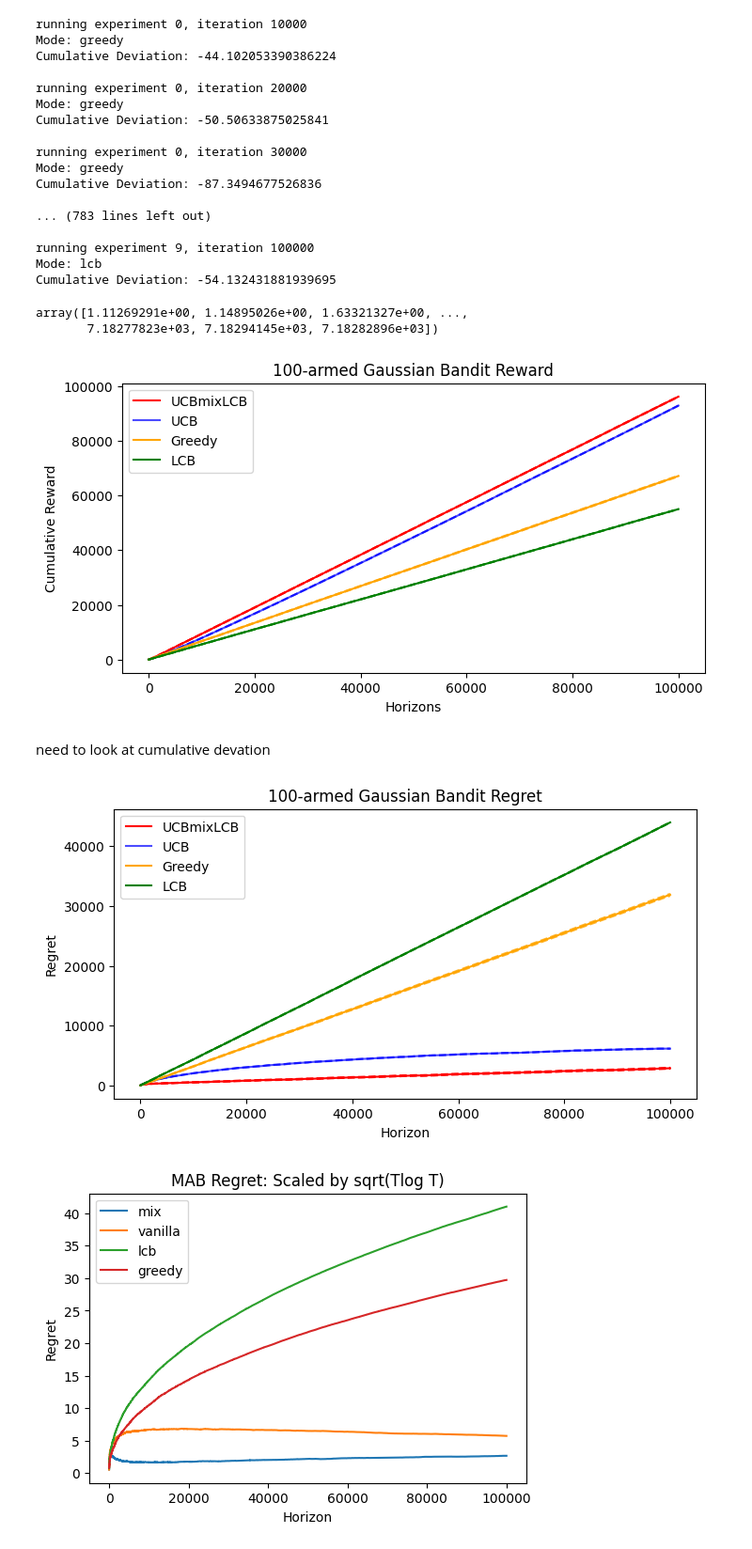
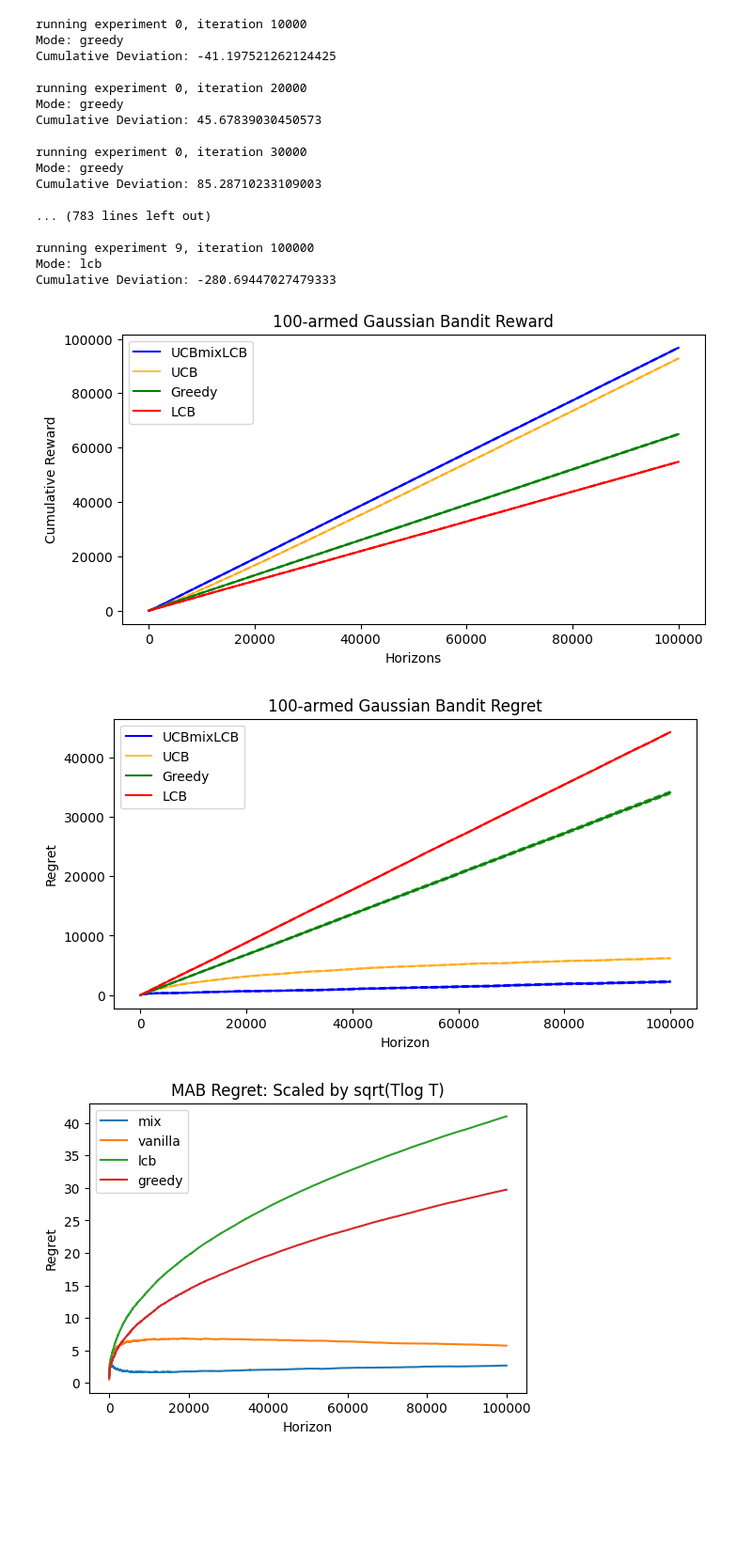
Before and after one commit to JasonJieMeng/UCBmixLCB, a Jupyter notebook: MAB_new.ipynb, the cells around one changed output. Shown at 94% size. Drawn from its saved outputs; the diff is of its cells as text; code cells hidden in the pictures; blank space fills up the shorter version.

```diff
--- a/MAB_new.ipynb
+++ b/MAB_new.ipynb
@@ -24,7 +24,7 @@ class UCBmixLCB:
       2) Monitors realized deviation from expected rewards.
       3) Switches to LCB or Greedy if negative deviation is too large.
     """
-    def __init__(self, n_arms, alpha_op=2.0, alpha_pe=2.0, switch_threshold=-10.0, T=50000, mode='ucb', switch_lcb=False, switch_T=False):
+    def __init__(self, n_arms, alpha_op=2.0, alpha_pe=2.0, switch_threshold=-10.0, T=50000, mode='ucb', switch_lcb=False):
         """
         :param n_arms: Number of arms.
         :param alpha_op: Exploration factor for UCB (optimistic).
@@ -122,12 +122,9 @@ class UCBmixLCB:
         self.cumulative_deviation += (reward - old_mean)
 
         # Check if we cross threshold => switch to LCB
-        if self.mode != "lcb" and self.switch_lcb:
-            if not self.switch_T and self.cumulative_deviation < self.switch_threshold
+        if self.mode != "lcb" and self.switch_lcb and self.cumulative_deviation < self.switch_threshold:
                 print(f'Switched to LCB at timestep {self.t}')
                 self.mode = "lcb"
-            elif self.t >= self.T // 2:
-                print(f'Switched to LCB at timestep {self.t}')
         '''
         if self.t > self.T - np.sqrt(self.T):
             self.mode = 'greedy'
@@ -223,26 +238,21 @@ r_lcb, v_lcb = mab_simulation(bandit=bandit, alpha_op=alpha_op, alpha_pe=alpha_p
 # %% [output]
 running experiment 0, iteration 10000
 Mode: greedy
-Cumulative Deviation: -44.102053390386224
+Cumulative Deviation: -41.197521262124425
 
 running experiment 0, iteration 20000
 Mode: greedy
-Cumulative Deviation: -50.50633875025841
+Cumulative Deviation: 45.67839030450573
 
 running experiment 0, iteration 30000
 Mode: greedy
-Cumulative Deviation: -87.3494677526836
+Cumulative Deviation: 85.28710233109003
 
 ... (783 lines left out)
 
 running experiment 9, iteration 100000
 Mode: lcb
-Cumulative Deviation: -54.132431881939695
+Cumulative Deviation: -280.69447027479333
-# %%
-v_greedy
-# %% [output]
-array([1.11269291e+00, 1.14895026e+00, 1.63321327e+00, ...,
-       7.18277823e+03, 7.18294145e+03, 7.18282896e+03])
 # %%
 ci_multiplier = 1.96
 x = np.arange(len(r_greedy))  # Assuming the x-axis represents iterations
@@ -269,22 +279,22 @@ upper_mix = r_mix + ci_multiplier * se_mix
 
 plt.figure(figsize=(8, 4))
 
-plt.plot(r_mix, color='r', label='UCBmixLCB')
-plt.plot(lower_mix, color='r', linestyle='--', alpha=.8)
-plt.plot(upper_mix, color='r', linestyle='--', alpha=.8)
+plt.plot(r_mix, color='blue', label='UCBmixLCB')
+plt.plot(lower_mix, color='blue', linestyle='--', alpha=.8)
+plt.plot(upper_mix, color='blue', linestyle='--', alpha=.8)
 
-plt.plot(r_vanilla, color='blue', label='UCB', alpha=.7)
-plt.plot(lower_vanilla, color='blue', linestyle='--', alpha=0.5)
-plt.plot(upper_vanilla, color='blue', linestyle='--', alpha=0.5)
+plt.plot(r_vanilla, color='orange', label='UCB', alpha=.7)
+plt.plot(lower_vanilla, color='orange', linestyle='--', alpha=0.5)
+plt.plot(upper_vanilla, color='orange', linestyle='--', alpha=0.5)
 
 
-plt.plot(r_greedy, color='orange', label='Greedy')
-plt.plot(lower_greedy, color='orange', linestyle='--', alpha=0.8)
-plt.plot(upper_greedy, color='orange', linestyle='--', alpha=0.8)
+plt.plot(r_greedy, color='g', label='Greedy')
+plt.plot(lower_greedy, color='g', linestyle='--', alpha=0.8)
+plt.plot(upper_greedy, color='g', linestyle='--', alpha=0.8)
 
-plt.plot(r_lcb, color='g', label='LCB')
-plt.plot(lower_lcb, color='g', linestyle='--', alpha=0.8)
-plt.plot(upper_lcb, color='g', linestyle='--', alpha=0.8)
+plt.plot(r_lcb, color='r', label='LCB')
+plt.plot(lower_lcb, color='r', linestyle='--', alpha=0.8)
+plt.plot(upper_lcb, color='r', linestyle='--', alpha=0.8)
 
 
 plt.title('100-armed Gaussian Bandit Reward')
@@ -293,9 +303,7 @@ plt.ylabel('Cumulative Reward')
 plt.legend()
 plt.show()
 # %% [output]
-[figure, old version]
+[figure, new version]
-# %% [markdown]
-need to look at cumulative devation
 # %%
 r_expected = [means[50] * (i + 1) for i in range(100000)]
 reg_mix = r_expected - r_mix
@@ -305,33 +313,33 @@ reg_lcb = r_expected - r_lcb
 # %%
 time = np.arange(1, 100000 + 1)
 plt.figure(figsize=(8, 4))
 scale = np.sqrt(time * np.log(time))
 plt.title('100-armed Gaussian Bandit Regret')
-plt.plot(reg_mix, color='r', label='UCBmixLCB')
-plt.plot(r_expected - lower_mix, color='r', linestyle='--', alpha=1)
-plt.plot(r_expected - upper_mix, color='r', linestyle='--', alpha=1)
+plt.plot(reg_mix, color='blue', label='UCBmixLCB')
+plt.plot(r_expected - lower_mix, color='blue', linestyle='--', alpha=1)
+plt.plot(r_expected - upper_mix, color='blue', linestyle='--', alpha=1)
 
 
-plt.plot(reg_vanilla, color='blue', label='UCB', alpha=.7)
-plt.plot(r_expected - lower_vanilla, color='blue', linestyle='--', alpha=0.5)
-plt.plot(r_expected - upper_vanilla, color='blue', linestyle='--', alpha=0.5)
+plt.plot(reg_vanilla, color='orange', label='UCB', alpha=.7)
+plt.plot(r_expected - lower_vanilla, color='orange', linestyle='--', alpha=0.5)
+plt.plot(r_expected - upper_vanilla, color='orange', linestyle='--', alpha=0.5)
 
 
-plt.plot(reg_greedy, color='orange', label='Greedy')
-plt.plot(r_expected - lower_greedy, color='orange', linestyle='--', alpha=0.8)
-plt.plot(r_expected - upper_greedy, color='orange', linestyle='--', alpha=0.8)
+plt.plot(reg_greedy, color='g', label='Greedy')
+plt.plot(r_expected - lower_greedy, color='g', linestyle='--', alpha=0.8)
+plt.plot(r_expected - upper_greedy, color='g', linestyle='--', alpha=0.8)
 
-plt.plot(reg_lcb, color='g', label='LCB')
-plt.plot(r_expected - lower_lcb, color='g', linestyle='--', alpha=0.8)
-plt.plot(r_expected - upper_lcb, color='g', linestyle='--', alpha=0.8)
+plt.plot(reg_lcb, color='r', label='LCB')
+plt.plot(r_expected - lower_lcb, color='r', linestyle='--', alpha=0.8)
+plt.plot(r_expected - upper_lcb, color='r', linestyle='--', alpha=0.8)
 
 
 plt.legend()
 plt.xlabel('Horizon')
 plt.ylabel('Regret')
 plt.show()
 # %% [output]
-[figure, old version]
+[figure, new version]
 # %%
 time = np.arange(1, 100000 + 1)
 plt.figure(figsize=(6, 4))
```
Also changed, not shown: parts of 3 cells of this notebook, 2 other files.
